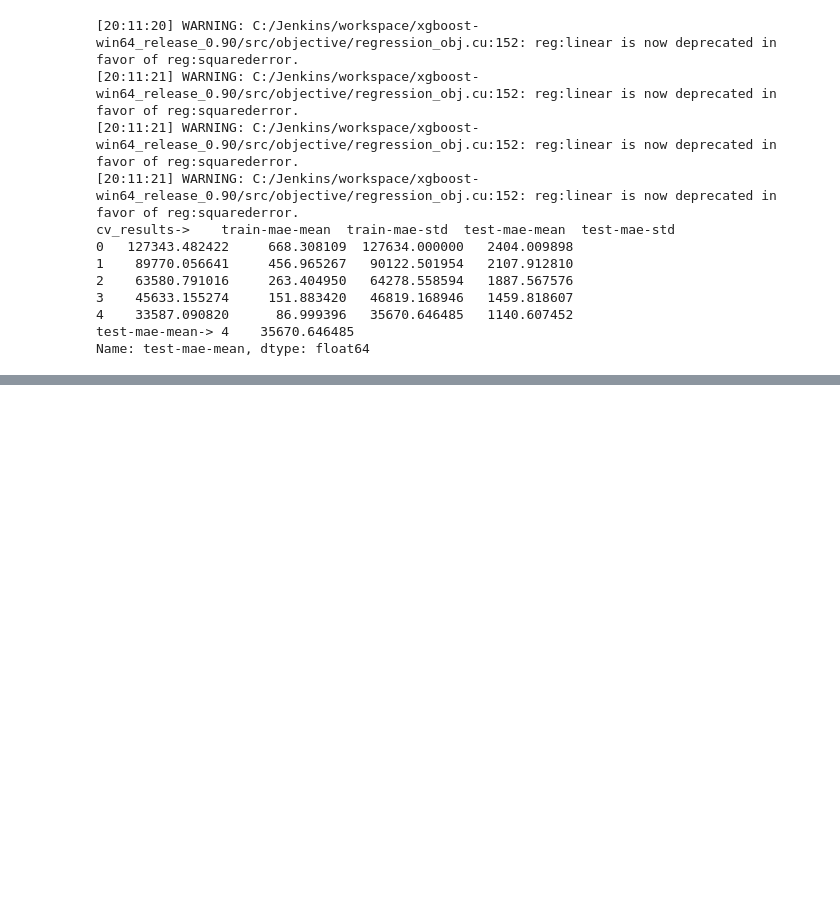
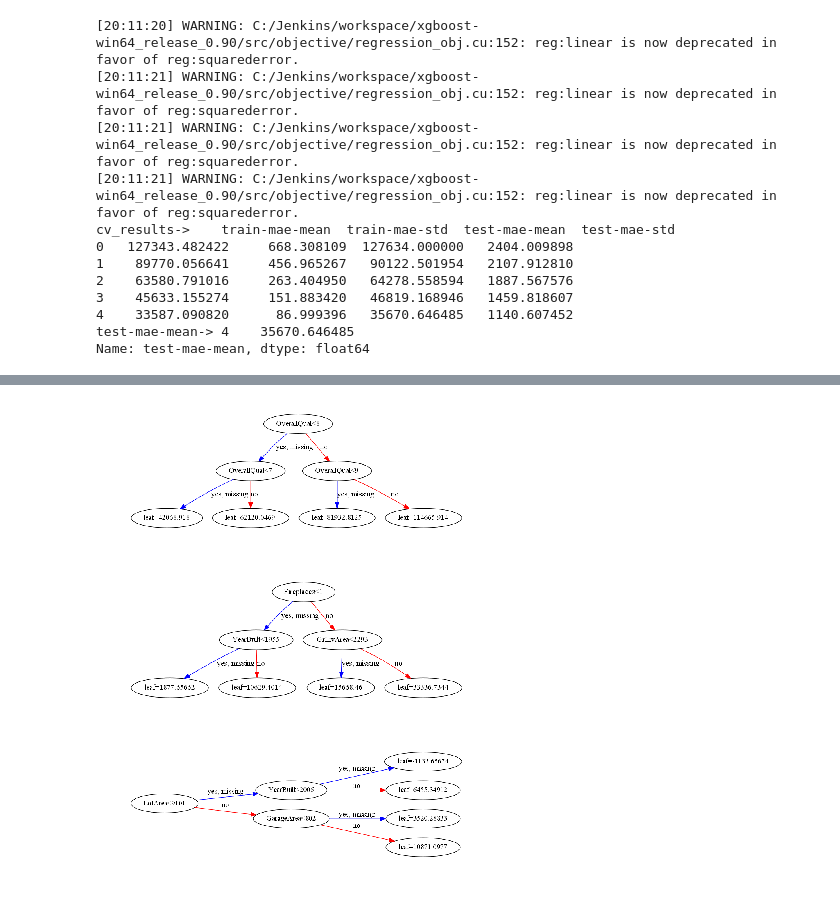
Before and after one commit to naikshubham/Gradient-Boosting-with-XGBoost, a Jupyter notebook: XGBoost.ipynb, the cells around one changed output, grey strips where cells are left out. Drawn from its saved outputs; the diff is of its cells as text; code cells hidden in the pictures; blank space fills up the shorter version.

```diff
--- a/XGBoost.ipynb
+++ b/XGBoost.ipynb
@@ -231,0 +280,25 @@ Name: test-mae-mean, dtype: float64
+# %%
+# Create the DMatrix: housing_dmatrix
+import os
+import matplotlib.pyplot as plt
+os.environ["PATH"] += os.pathsep + 'D:/Softwares/graphviz-2.38/release/bin/'
+housing_dmatrix = xgb.DMatrix(data=X, label=y)
+
+# Create the parameter dictionary: params
+params = {"objective":"reg:linear", "max_depth":2}
+
+# Train the model: xg_reg
+xg_reg = xgb.train(params=params, dtrain=housing_dmatrix, num_boost_round=10)
+
+# Plot the first tree
+xgb.plot_tree(xg_reg, num_trees=0)
+plt.show()
+
+# Plot the fifth tree
+xgb.plot_tree(xg_reg, num_trees=4)
+plt.show()
+
+# Plot the last tree sideways
+xgb.plot_tree(xg_reg, num_trees=9, rankdir="LR")
+plt.show()
+# %% [output]
@@ -231,0 +306,3 @@ Name: test-mae-mean, dtype: float64
+[figure, added]
+[figure, added]
+[figure, added]
```
Also changed, not shown: parts of 26 cells of this notebook.
